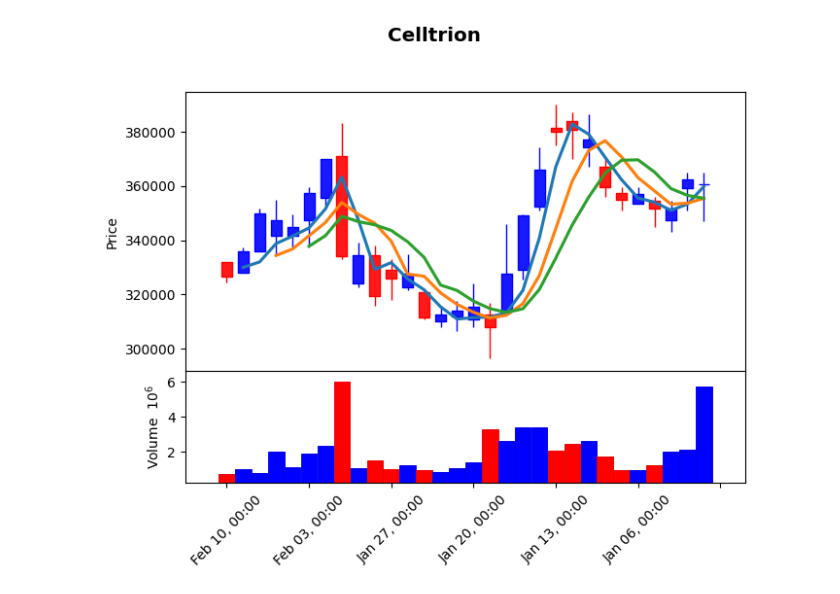
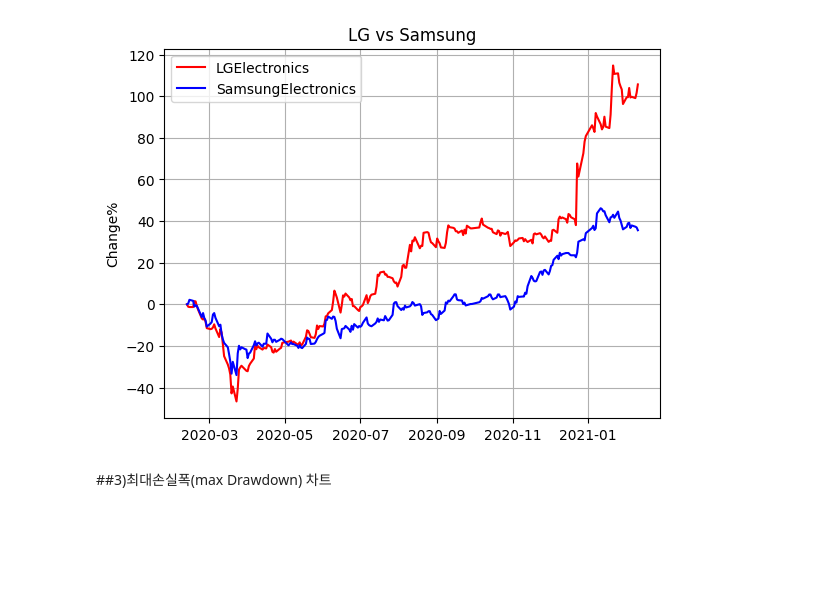
Before and after one commit to DongjunYou/PersonalProject_TradingBot, a Jupyter notebook: 2.Visualization/Visualization.ipynb, the cells around one changed output. Saved outputs shown, nothing was run; the diff lists cells and outputs as text; code cells hidden in the pictures; blank space fills up the shorter version.

```diff
--- a/2.Visualization/Visualization.ipynb
+++ b/2.Visualization/Visualization.ipynb
@@ -36,8 +69,14 @@ last_page=s[-1]
 # %%
+url='https://finance.naver.com/item/sise_day.nhn?code=005930'
+smresponse=requests.get(url, headers = headers).text
+html=BeautifulSoup(smresponse,'lxml')
+pgrr=html.find('td',class_='pgRR')
+s=str(pgrr.a['href']).split('=')
+last_page=s[-1]
 import pandas as pd
-df=pd.DataFrame()
+sm_df=pd.DataFrame()
 for page in range(1, int(last_page)+1):
   page_url='{0}&page={1}'.format(url,page)
-  response=requests.get(page_url, headers = headers).text
-  df=df.append(pd.read_html(response,header=0)[0])
-df=df.dropna()
+  smresponse=requests.get(page_url, headers = headers).text
+  sm_df=sm_df.append(pd.read_html(smresponse,header=0)[0])
+sm_df=sm_df.dropna()
@@ -88,7 +83,26 @@ candle_df=candle_df[['Open','High','Low','Close','Volume']]
-# %%
-kwargs=dict(type='candle',mav=(2,4,6),volume=True,title='Celltrion',ylabel='Price') #한국어 지원 안됨ㅠ
-mc=mpf.make_marketcolors(up='r',down='b',inherit=True)
-s=mpf.make_mpf_style(marketcolors=mc)
-mpf.plot(candle_df,**kwargs,style=s)
-# %% [output]
-[figure, removed]
+# %%
+sm_df=sm_df.rename(columns={'날짜':'Date','시가':'Open','고가':'High','저가':'Low','종가':'Close','거래량':'Volume'})
+sm_df.index=pd.to_datetime(sm_df['Date'])
+sm_df=sm_df[['Open','High','Low','Close','Volume']]
+sm_df.sort_index(inplace=True) #아래가 높음 #inplace필수
+# %%
+lg_df=lg_df.iloc[-250:-1] #연중 평일은 250일 정도 #행기준 인덱싱은 쉼표필요없음
+lg_dpc=(lg_df['Close']/lg_df['Close'].shift(1)-1)*100 #당연히 어제것을 많이 쓰니깐(특정 인덱스기준 값이 아래로 간다)
+lg_dpc.iloc[0]=0 #이제 인덱스만으로 못쓰니깐 #초깃값 일치
+lg_dpc_cs=lg_dpc.cumsum()
+sm_df=sm_df.iloc[-250:-1]
+sm_dpc=(sm_df['Close']/sm_df['Close'].shift(1)-1)*100
+sm_dpc.iloc[0]=0
+sm_dpc_cs=sm_dpc.cumsum()
+# %%
+import matplotlib.pyplot as plt
+plt.plot(lg_df.index,lg_dpc_cs,'r',label='LGElectronics') #색과 레이블명까지
+plt.plot(sm_df.index,sm_dpc_cs,'b',label='SamsungElectronics')
+plt.title('LG vs Samsung')
+plt.ylabel('Change%')
+plt.legend(loc='best') #이 두개는 그냥 기본 값
+plt.grid(True)
+# %% [output]
+[figure, added]
+# %% [markdown]
+##3)최대손실폭(max Drawdown) 차트
```
Also changed, not shown: parts of 19 cells of this notebook.
